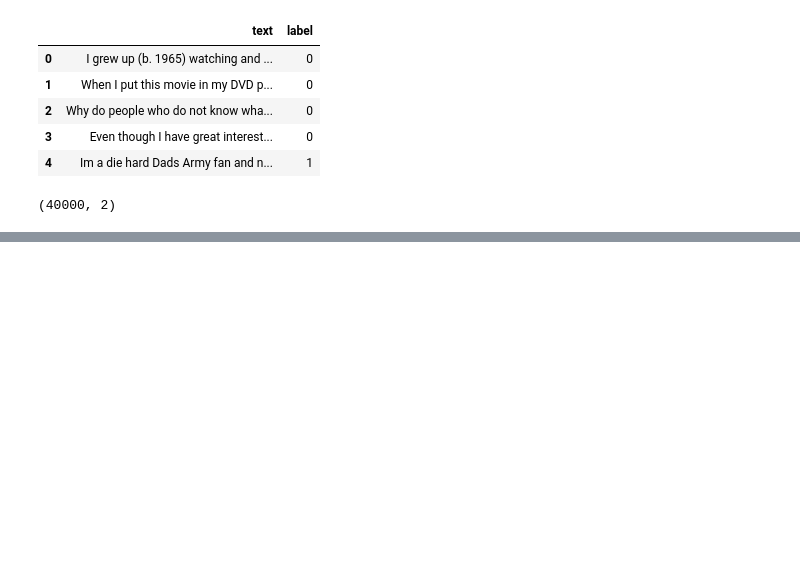
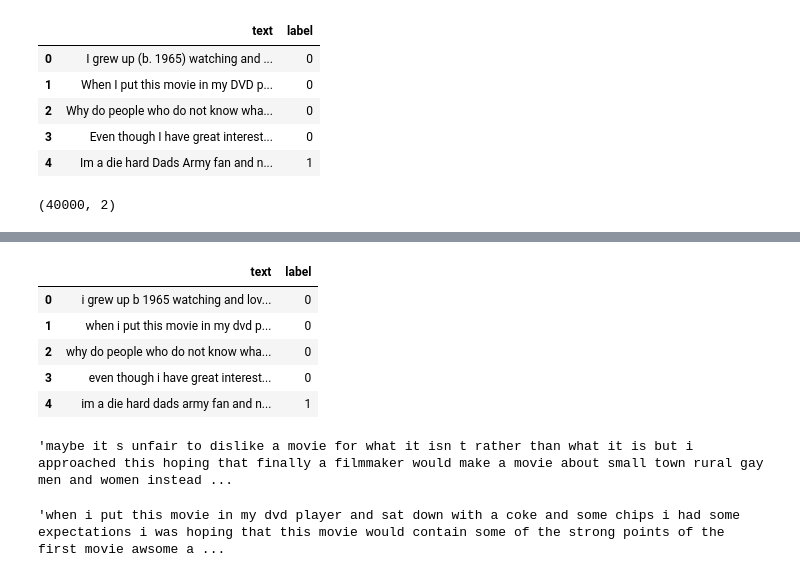
Before and after one commit to ajeet-kumar1087/NLP, a Jupyter notebook: IMDB sentiment analysis.ipynb, the cells around one changed output, grey strips where cells are left out. Saved outputs shown, nothing was run; the diff lists cells and outputs as text; code cells hidden in the pictures; blank space fills up the shorter version.

```diff
--- a/IMDB sentiment analysis.ipynb
+++ b/IMDB sentiment analysis.ipynb
@@ -28,0 +69,9 @@ train_df.shape
+# %%
+df_train.head()
+# %% [output]
+|  | text | label |
+| 0 | i grew up b 1965 watching and lov... | 0 |
+| 1 | when i put this movie in my dvd p... | 0 |
+| 2 | why do people who do not know wha... | 0 |
+| 3 | even though i have great interest... | 0 |
+| 4 | im a die hard dads army fan and n... | 1 |
@@ -28,0 +85,4 @@ train_df.shape
+# %%
+data['text'][100]
+# %% [output]
+'maybe it s unfair to dislike a movie for what it isn t rather than what it is but i approached this hoping that finally a filmmaker would make a movie about small town rural gay men and women instead ...
@@ -28,0 +91,4 @@ train_df.shape
+# %%
+df_train['text'][1]
+# %% [output]
+'when i put this movie in my dvd player and sat down with a coke and some chips i had some expectations i was hoping that this movie would contain some of the strong points of the first movie awsome a ...
```
Also changed, not shown: parts of 19 cells of this notebook.
